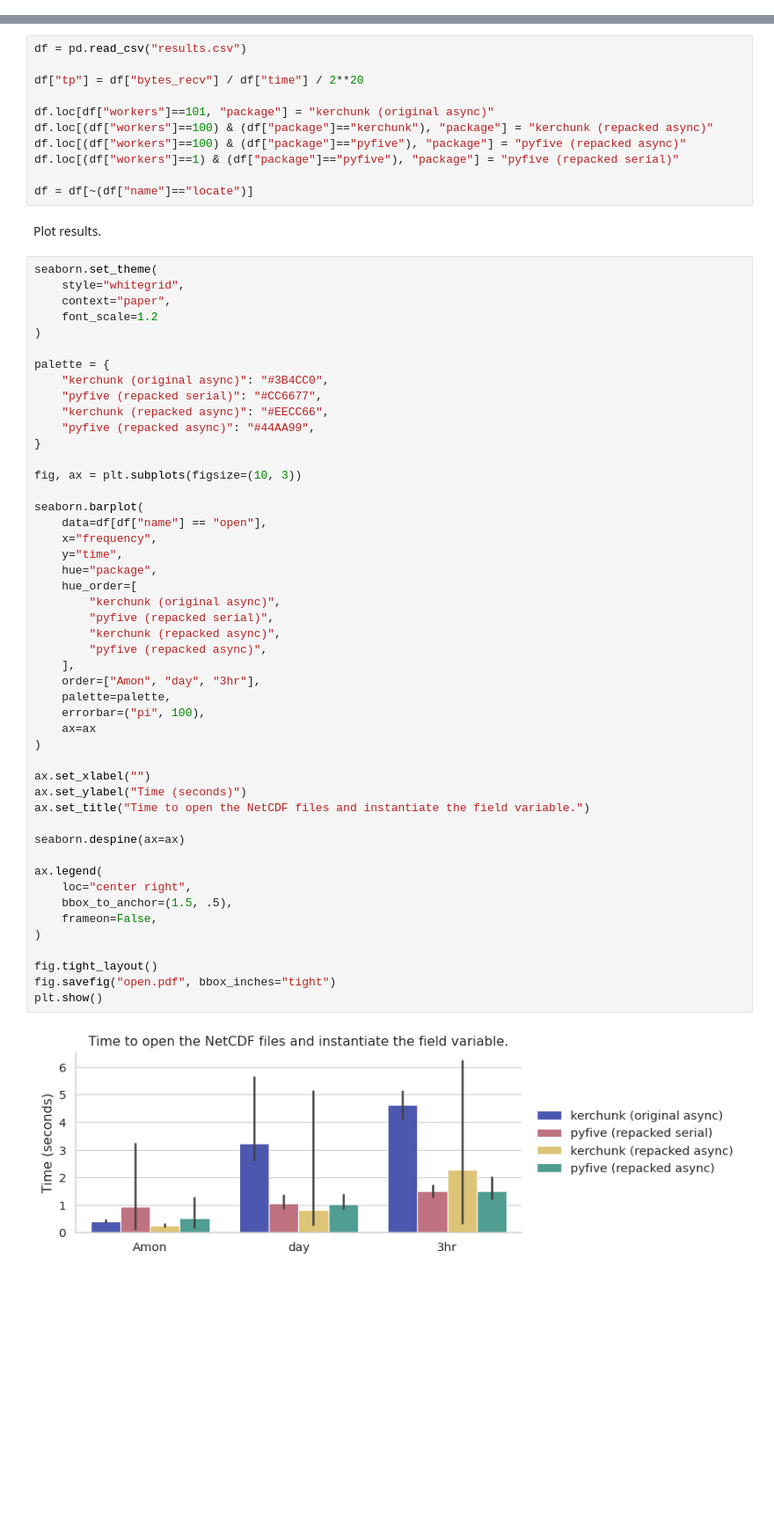
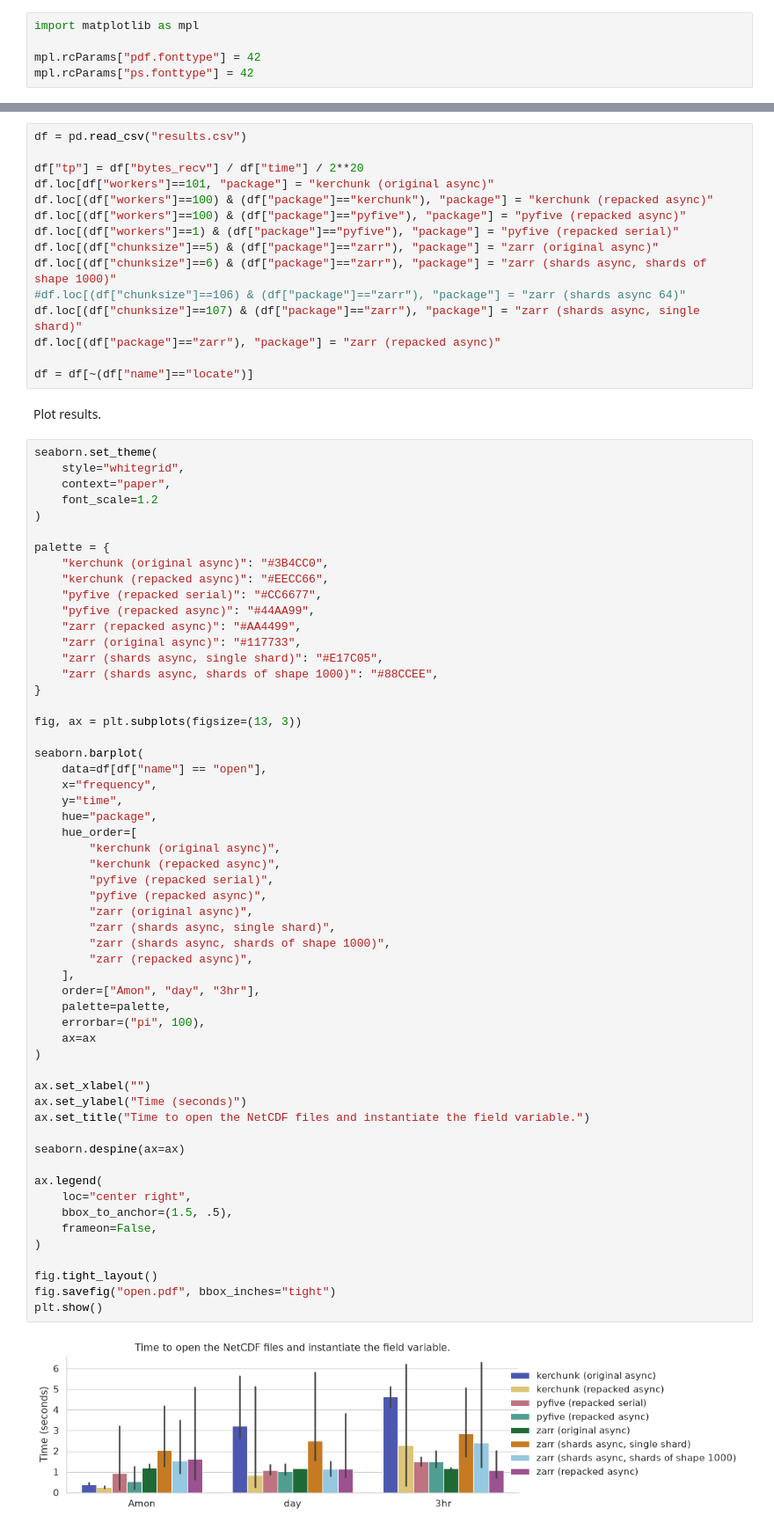
Before and after one commit to zequihg50/new-insights-netcdf, a Jupyter notebook: results.ipynb, the cells around one changed output, grey strips where cells are left out. Shown at 88% size. Cells and saved outputs as stored; diff of their text form; blank space fills up the shorter version.

```diff
--- a/results.ipynb
+++ b/results.ipynb
@@ -2,6 +2,11 @@
 import pandas as pd
 import matplotlib.pyplot as plt
 import seaborn
+# %%
+import matplotlib as mpl
+
+mpl.rcParams["pdf.fonttype"] = 42
+mpl.rcParams["ps.fonttype"] = 42
 # %% [markdown]
 # B-tree fragments
 # %%
@@ -67,11 +80,15 @@ Load the results.
 df = pd.read_csv("results.csv")
 
 df["tp"] = df["bytes_recv"] / df["time"] / 2**20
-
 df.loc[df["workers"]==101, "package"] = "kerchunk (original async)"
 df.loc[(df["workers"]==100) & (df["package"]=="kerchunk"), "package"] = "kerchunk (repacked async)"
 df.loc[(df["workers"]==100) & (df["package"]=="pyfive"), "package"] = "pyfive (repacked async)"
 df.loc[(df["workers"]==1) & (df["package"]=="pyfive"), "package"] = "pyfive (repacked serial)"
+df.loc[(df["chunksize"]==5) & (df["package"]=="zarr"), "package"] = "zarr (original async)"
+df.loc[(df["chunksize"]==6) & (df["package"]=="zarr"), "package"] = "zarr (shards async, shards of shape 1000)"
+#df.loc[(df["chunksize"]==106) & (df["package"]=="zarr"), "package"] = "zarr (shards async 64)"
+df.loc[(df["chunksize"]==107) & (df["package"]=="zarr"), "package"] = "zarr (shards async, single shard)"
+df.loc[(df["package"]=="zarr"), "package"] = "zarr (repacked async)"
 
 df = df[~(df["name"]=="locate")]
 # %% [markdown]
@@ -85,44 +102,52 @@ seaborn.set_theme(
 
 palette = {
     "kerchunk (original async)": "#3B4CC0",
+    "kerchunk (repacked async)": "#EECC66",
     "pyfive (repacked serial)": "#CC6677",
-    "kerchunk (repacked async)": "#EECC66",
     "pyfive (repacked async)": "#44AA99",
+    "zarr (repacked async)": "#AA4499",
+    "zarr (original async)": "#117733",
+    "zarr (shards async, single shard)": "#E17C05",
+    "zarr (shards async, shards of shape 1000)": "#88CCEE",
 }
 
-fig, ax = plt.subplots(figsize=(10, 3))
+fig, ax = plt.subplots(figsize=(13, 3))
 
 seaborn.barplot(
     data=df[df["name"] == "open"],
     x="frequency",
     y="time",
     hue="package",
     hue_order=[
         "kerchunk (original async)",
+        "kerchunk (repacked async)",
         "pyfive (repacked serial)",
-        "kerchunk (repacked async)",
         "pyfive (repacked async)",
+        "zarr (original async)",
+        "zarr (shards async, single shard)",
+        "zarr (shards async, shards of shape 1000)",
+        "zarr (repacked async)",
     ],
     order=["Amon", "day", "3hr"],
     palette=palette,
     errorbar=("pi", 100),
     ax=ax
 )
 
 ax.set_xlabel("")
 ax.set_ylabel("Time (seconds)")
 ax.set_title("Time to open the NetCDF files and instantiate the field variable.")
 
 seaborn.despine(ax=ax)
 
 ax.legend(
     loc="center right",
     bbox_to_anchor=(1.5, .5),
     frameon=False,
 )
 
 fig.tight_layout()
 fig.savefig("open.pdf", bbox_inches="tight")
 plt.show()
 # %% [output]
-[figure, old version]
+[figure, new version]
```
Also changed, not shown: parts of 7 cells of this notebook, 1 other file.
